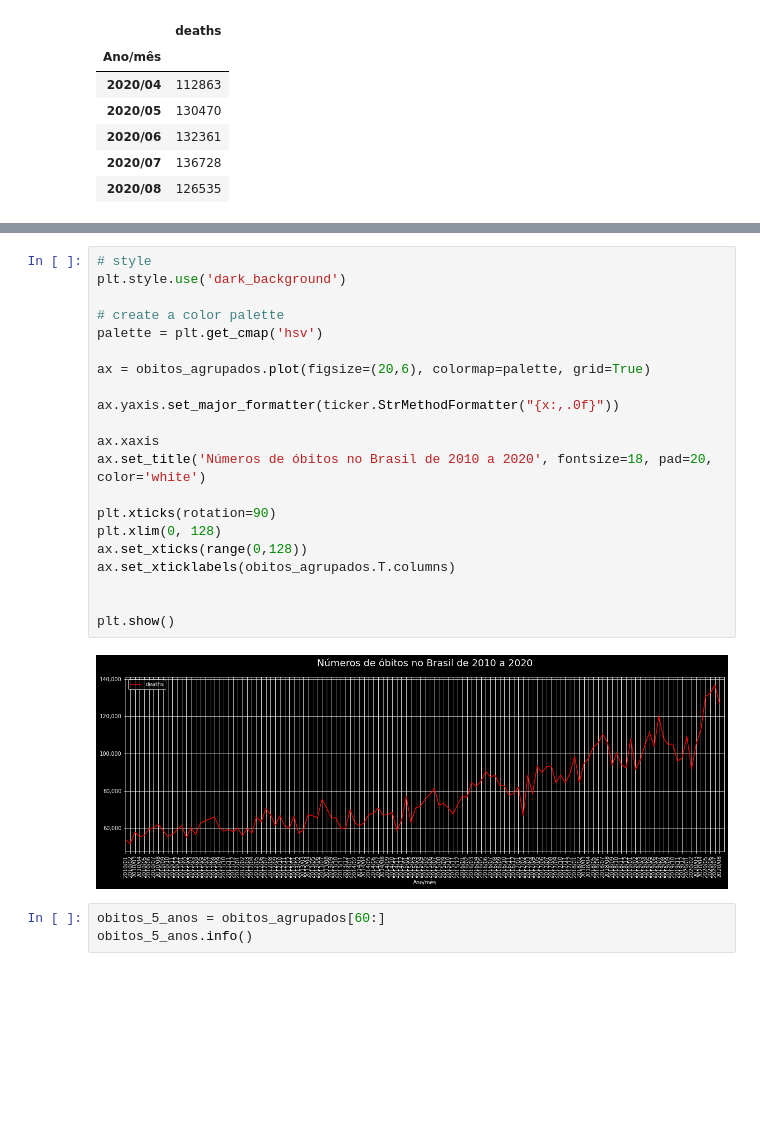
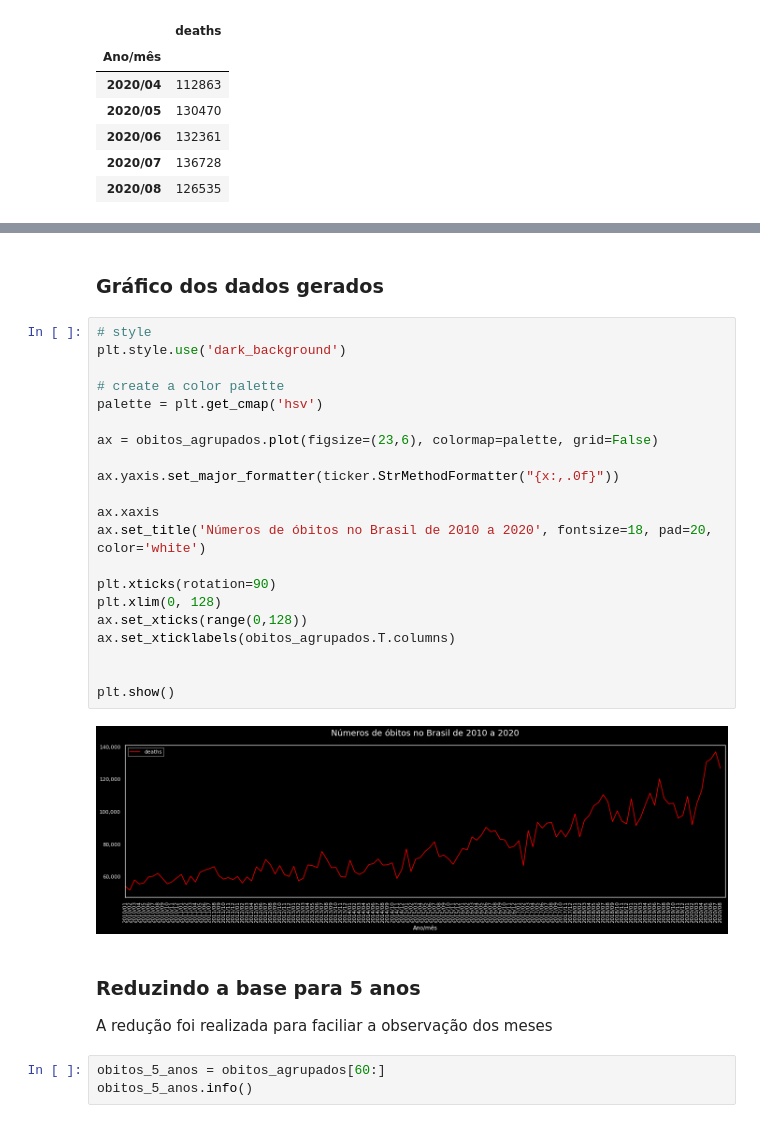
Before and after one commit to avellar1975/DataScience, a Jupyter notebook: jupyter_notebooks/Evandro_Ferreira_de_Avellar.ipynb, the cells around one changed output, grey strips where cells are left out. Saved outputs shown, nothing was run; the diff lists cells and outputs as text; blank space fills up the shorter version.

```diff
--- a/jupyter_notebooks/Evandro_Ferreira_de_Avellar.ipynb
+++ b/jupyter_notebooks/Evandro_Ferreira_de_Avellar.ipynb
@@ -117,26 +100,32 @@ Ano/mês
+# %% [markdown]
+### Gráfico dos dados gerados
 # %%
 # style
 plt.style.use('dark_background')
 
 # create a color palette
 palette = plt.get_cmap('hsv')
 
-ax = obitos_agrupados.plot(figsize=(20,6), colormap=palette, grid=True)
+ax = obitos_agrupados.plot(figsize=(23,6), colormap=palette, grid=False)
 
 ax.yaxis.set_major_formatter(ticker.StrMethodFormatter("{x:,.0f}"))
 
 ax.xaxis
 ax.set_title('Números de óbitos no Brasil de 2010 a 2020', fontsize=18, pad=20, color='white')
 
 plt.xticks(rotation=90)
 plt.xlim(0, 128)
 ax.set_xticks(range(0,128))
 ax.set_xticklabels(obitos_agrupados.T.columns)
 
 
 plt.show()
 # %% [output]
-[figure, old version]
+[figure, new version]
+# %% [markdown]
+### Reduzindo a base para 5 anos
+
+A redução foi realizada para faciliar a observação dos meses
 # %%
 obitos_5_anos = obitos_agrupados[60:]
 obitos_5_anos.info()
```
Also changed, not shown: parts of 21 cells of this notebook.
